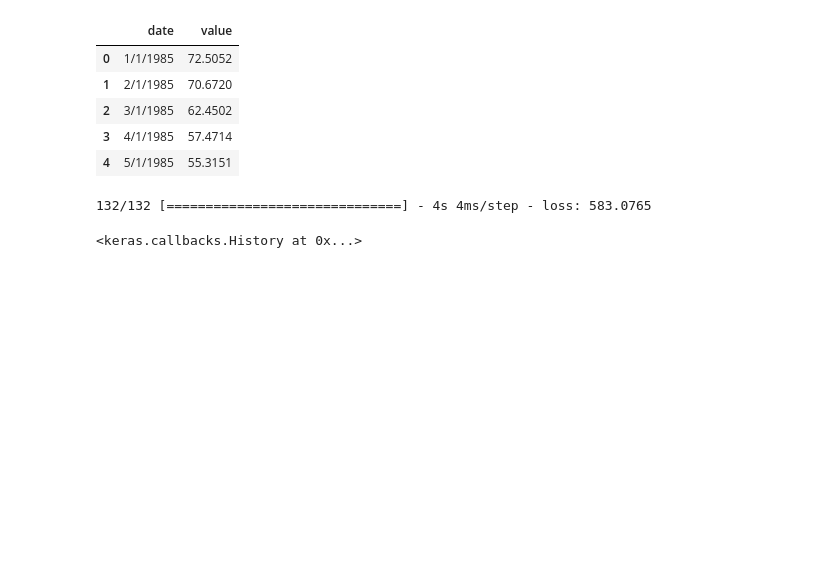
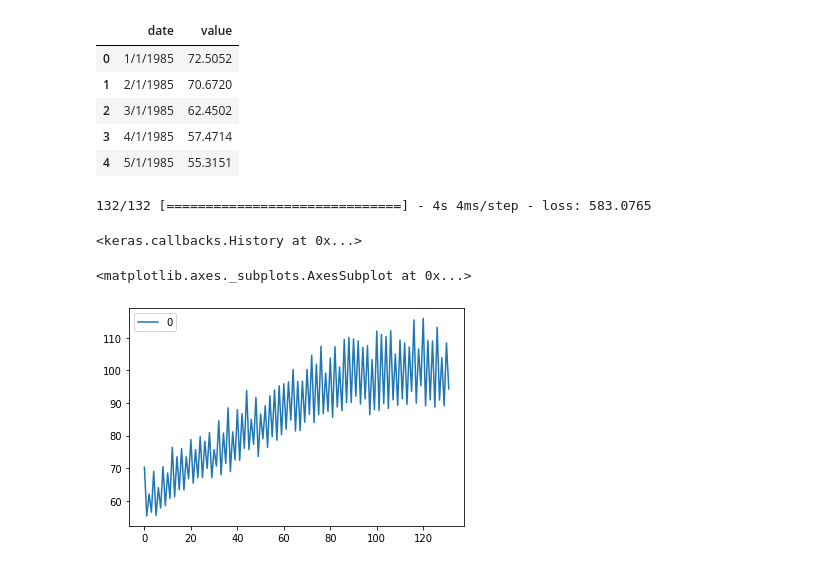
Before and after one commit to karthebans/Research, a Jupyter notebook: RNN_Time_series.ipynb, the cells around one changed output. Drawn from its saved outputs; the diff is of its cells as text; code cells hidden in the pictures; blank space fills up the shorter version.

```diff
--- a/RNN_Time_series.ipynb
+++ b/RNN_Time_series.ipynb
@@ -125,3 +125,10 @@ model.fit(generator)
 <keras.callbacks.History at 0x...>
 # %%
 model.save('model.h5')
+# %%
+pred = model.predict(generator)
+# %%
+pd.DataFrame(pred).
+# %% [output]
+<matplotlib.axes._subplots.AxesSubplot at 0x...>
+[figure, added]
```
Also changed, not shown: parts of 3 cells of this notebook.
